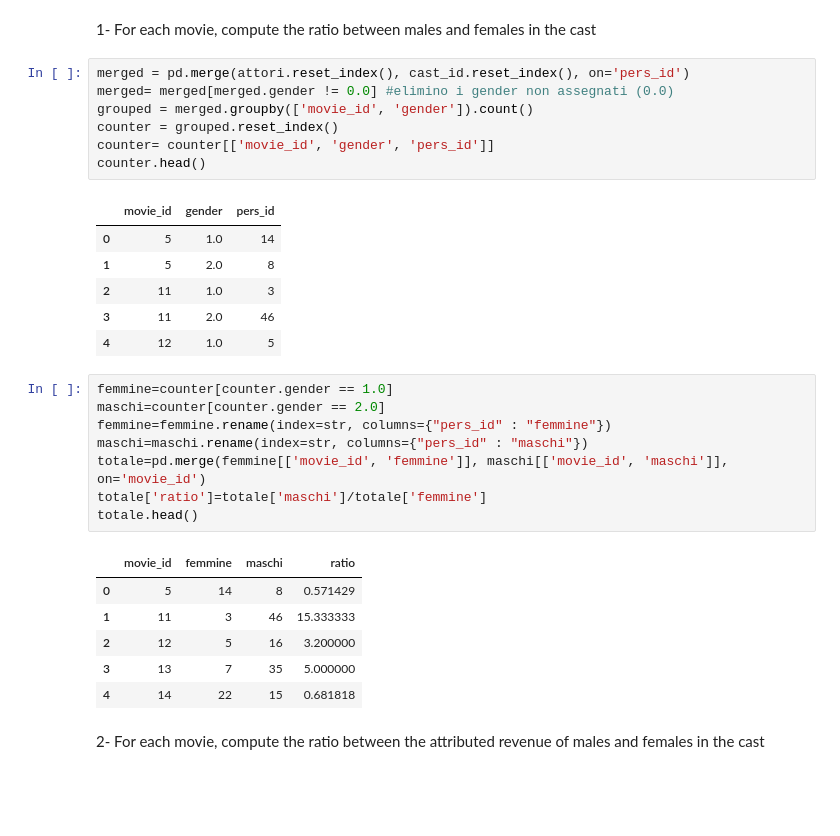
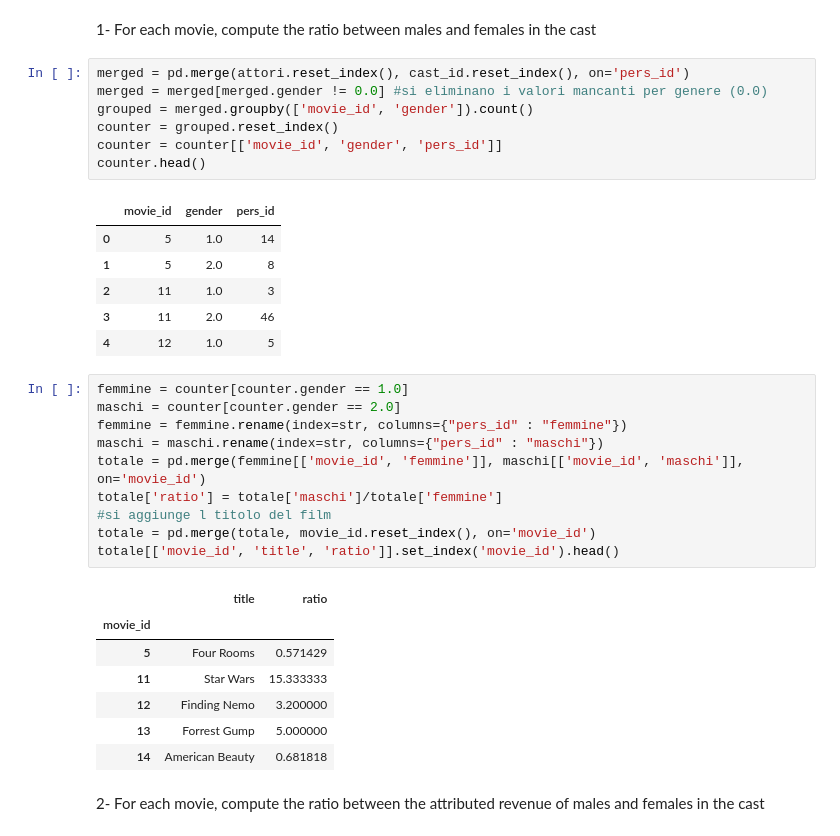
Before and after one commit to silviasantamaria/computerscience, a Jupyter notebook: NUOVO_PROJECT.ipynb, the cells around one changed output. Drawn from its saved outputs; the diff is of its cells as text; blank space fills up the shorter version.

```diff
--- a/NUOVO_PROJECT.ipynb
+++ b/NUOVO_PROJECT.ipynb
@@ -563,10 +564,10 @@ Name: 500.0, dtype: object
 1- For each movie, compute the ratio between males and females in the cast
 # %%
 merged = pd.merge(attori.reset_index(), cast_id.reset_index(), on='pers_id')
-merged= merged[merged.gender != 0.0] #elimino i gender non assegnati (0.0)
+merged = merged[merged.gender != 0.0] #si eliminano i valori mancanti per genere (0.0)
 grouped = merged.groupby(['movie_id', 'gender']).count()
 counter = grouped.reset_index()
-counter= counter[['movie_id', 'gender', 'pers_id']]
+counter = counter[['movie_id', 'gender', 'pers_id']]
 counter.head()
 # %% [output]
 |  | movie_id | gender | pers_id |
@@ -576,20 +577,23 @@ counter.head()
 | 3 | 11 | 2.0 | 46 |
 | 4 | 12 | 1.0 | 5 |
 # %%
-femmine=counter[counter.gender == 1.0]
-maschi=counter[counter.gender == 2.0]
-femmine=femmine.rename(index=str, columns={"pers_id" : "femmine"})
-maschi=maschi.rename(index=str, columns={"pers_id" : "maschi"})
-totale=pd.merge(femmine[['movie_id', 'femmine']], maschi[['movie_id', 'maschi']], on='movie_id')
-totale['ratio']=totale['maschi']/totale['femmine']
-totale.head()
+femmine = counter[counter.gender == 1.0]
+maschi = counter[counter.gender == 2.0]
+femmine = femmine.rename(index=str, columns={"pers_id" : "femmine"})
+maschi = maschi.rename(index=str, columns={"pers_id" : "maschi"})
+totale = pd.merge(femmine[['movie_id', 'femmine']], maschi[['movie_id', 'maschi']], on='movie_id')
+totale['ratio'] = totale['maschi']/totale['femmine']
+#si aggiunge l titolo del film
+totale = pd.merge(totale, movie_id.reset_index(), on='movie_id')
+totale[['movie_id', 'title', 'ratio']].set_index('movie_id').head()
 # %% [output]
-|  | movie_id | femmine | maschi | ratio |
-| 0 | 5 | 14 | 8 | 0.571429 |
-| 1 | 11 | 3 | 46 | 15.333333 |
-| 2 | 12 | 5 | 16 | 3.200000 |
-| 3 | 13 | 7 | 35 | 5.000000 |
-| 4 | 14 | 22 | 15 | 0.681818 |
+|  | title | ratio |
+| movie_id |  |  |
+| 5 | Four Rooms | 0.571429 |
+| 11 | Star Wars | 15.333333 |
+| 12 | Finding Nemo | 3.200000 |
+| 13 | Forrest Gump | 5.000000 |
+| 14 | American Beauty | 0.681818 |
 # %% [markdown]
 2- For each movie, compute the ratio between the attributed revenue of males and females in the cast
 # %%
```
Also changed, not shown: parts of 4 cells of this notebook.
